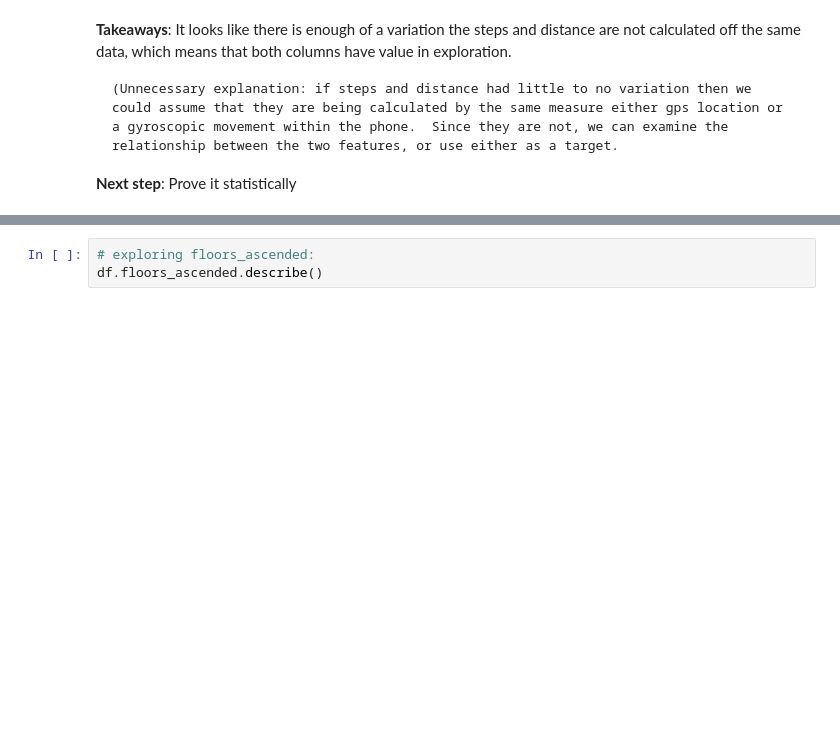
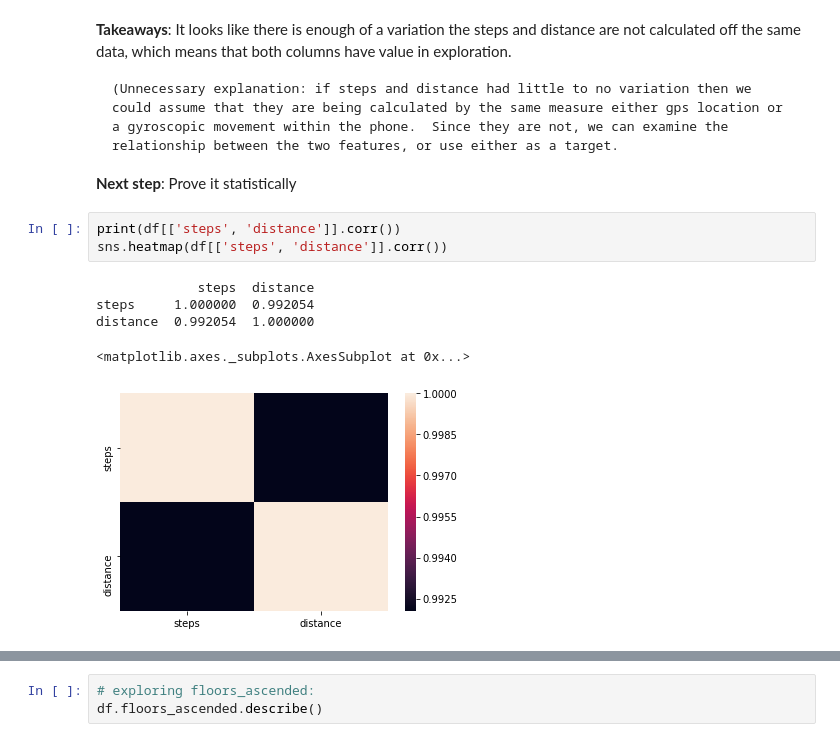
Before and after one commit to noahmelngailis/time_series_steps_project, a Jupyter notebook: time_sereis.ipynb, the cells around one changed output, grey strips where cells are left out. Cells and saved outputs as stored; diff of their text form; blank space fills up the shorter version.

```diff
--- a/time_sereis.ipynb
+++ b/time_sereis.ipynb
@@ -83,3 +99,12 @@ Text(0.5, 1.0, 'Histogram of steps per mile by day')
     (Unnecessary explanation: if steps and distance had little to no variation then we could assume that they are being calculated by the same measure either gps location or a gyroscopic movement within the phone.  Since they are not, we can examine the relationship between the two features, or use either as a target.
 
 **Next step**:  Prove it statistically
+# %%
+print(df[['steps', 'distance']].corr())
+sns.heatmap(df[['steps', 'distance']].corr())
+# %% [output]
+             steps  distance
+steps     1.000000  0.992054
+distance  0.992054  1.000000
+<matplotlib.axes._subplots.AxesSubplot at 0x...>
+[figure, added]
```
Also changed, not shown: parts of 20 cells of this notebook.
